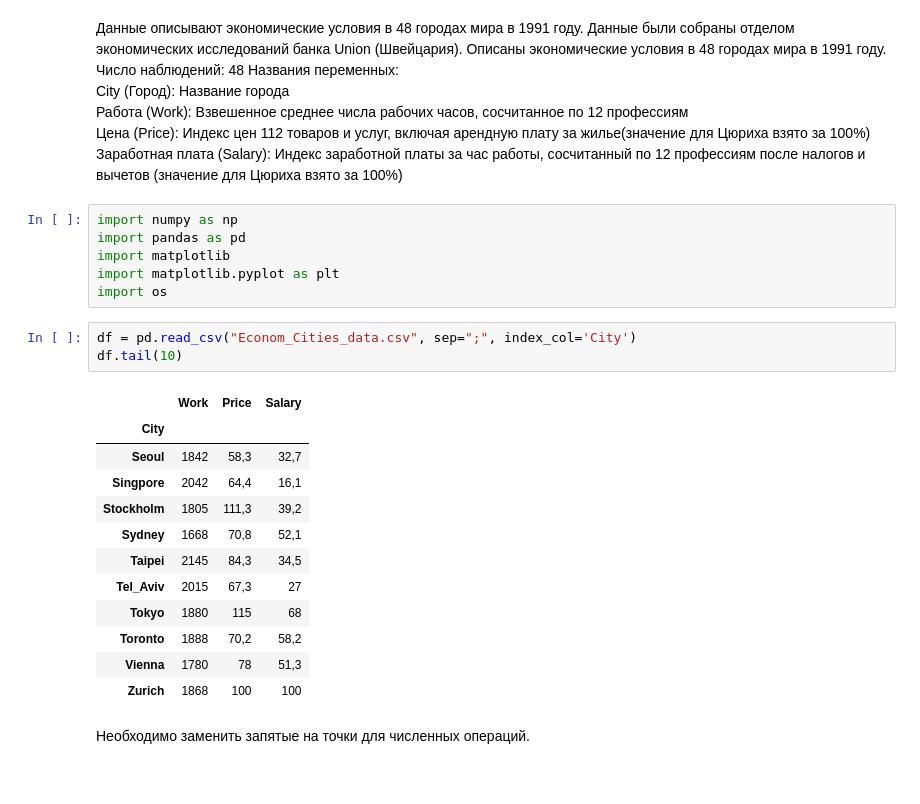
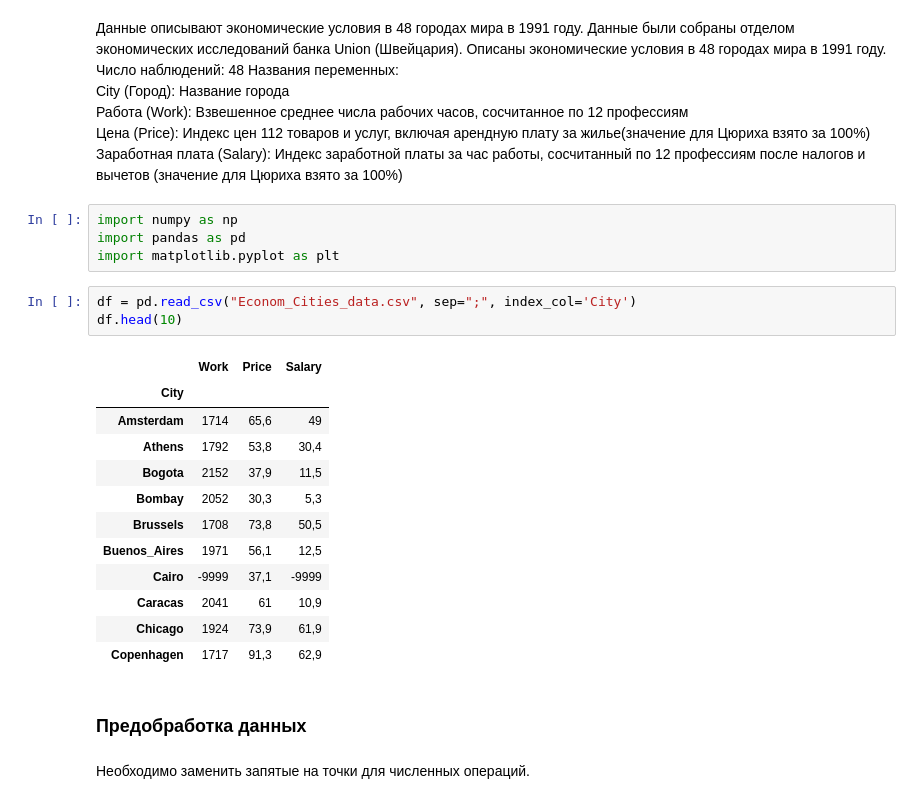
Before and after one commit to Hope1133/Data_analysis_itmo_DZ, a Jupyter notebook: DZ1_cluster_ierarh/DZ1_cluster_ierarh.ipynb, the cells around one changed output. Drawn from its saved outputs; the diff is of its cells as text.

```diff
--- a/DZ1_cluster_ierarh/DZ1_cluster_ierarh.ipynb
+++ b/DZ1_cluster_ierarh/DZ1_cluster_ierarh.ipynb
@@ -14,25 +14,25 @@ City (Город): Название города
 # %%
 import numpy as np
 import pandas as pd
-import matplotlib
 import matplotlib.pyplot as plt
-import os
 # %%
 df = pd.read_csv("Econom_Cities_data.csv", sep=";", index_col='City')
-df.tail(10)
+df.head(10)
 # %% [output]
 |  | Work | Price | Salary |
 | City |  |  |  |
-| Seoul | 1842 | 58,3 | 32,7 |
-| Singpore | 2042 | 64,4 | 16,1 |
-| Stockholm | 1805 | 111,3 | 39,2 |
-| Sydney | 1668 | 70,8 | 52,1 |
-| Taipei | 2145 | 84,3 | 34,5 |
-| Tel_Aviv | 2015 | 67,3 | 27 |
-| Tokyo | 1880 | 115 | 68 |
-| Toronto | 1888 | 70,2 | 58,2 |
-| Vienna | 1780 | 78 | 51,3 |
-| Zurich | 1868 | 100 | 100 |
+| Amsterdam | 1714 | 65,6 | 49 |
+| Athens | 1792 | 53,8 | 30,4 |
+| Bogota | 2152 | 37,9 | 11,5 |
+| Bombay | 2052 | 30,3 | 5,3 |
+| Brussels | 1708 | 73,8 | 50,5 |
+| Buenos_Aires | 1971 | 56,1 | 12,5 |
+| Cairo | -9999 | 37,1 | -9999 |
+| Caracas | 2041 | 61 | 10,9 |
+| Chicago | 1924 | 73,9 | 61,9 |
+| Copenhagen | 1717 | 91,3 | 62,9 |
+# %% [markdown]
+### Предобработка данных
 # %% [markdown]
 Необходимо заменить запятые на точки для численных операций.
 # %%
```
Also changed, not shown: parts of 75 cells of this notebook, 1 other file.
